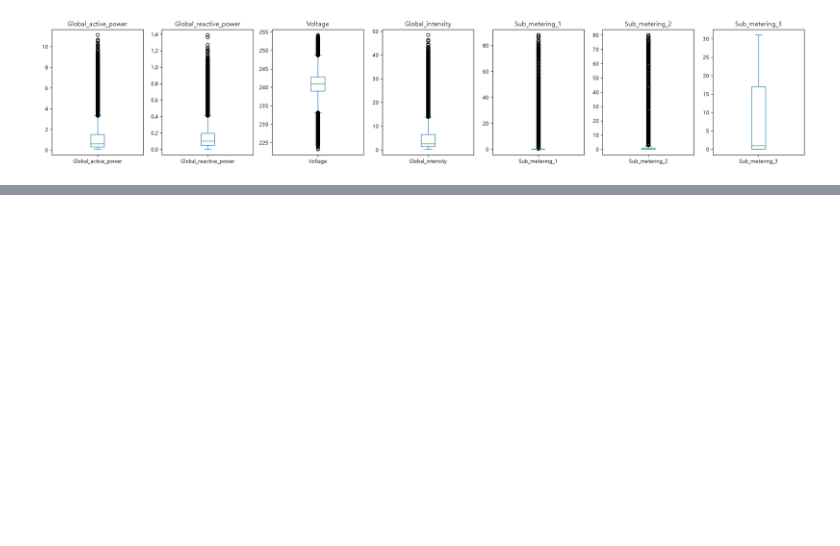
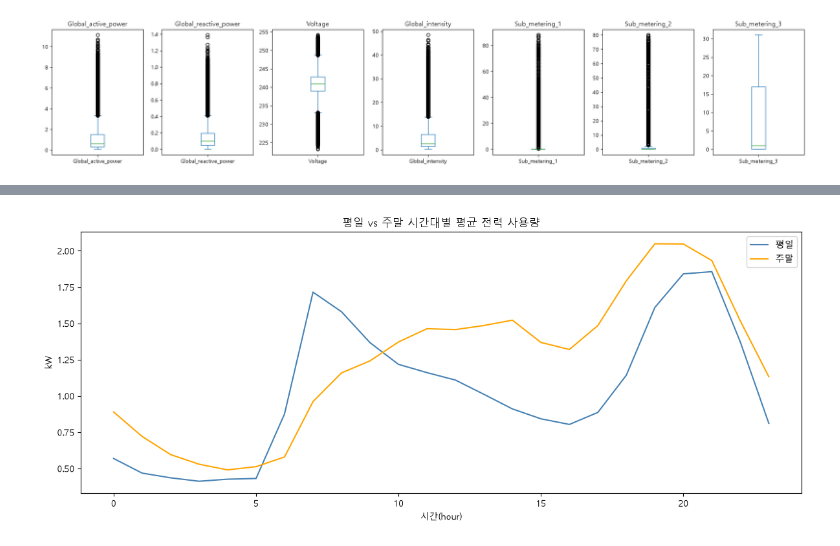
Before and after one commit to kboram28/PowerGuard, a Jupyter notebook: notebooks/01_eda.ipynb, the cells around one changed output, grey strips where cells are left out. Drawn from its saved outputs; the diff is of its cells as text; code cells hidden in the pictures; blank space fills up the shorter version.

```diff
--- a/notebooks/01_eda.ipynb
+++ b/notebooks/01_eda.ipynb
@@ -402,0 +596,18 @@ plt.show()
+# %%
+# 평일 vs 주말 비교 (변동성이 다른지 확인 - 나중에 이상치 기준을 요일별로 다르게 잡을 근거)
+df["is_weekend"] = df["dayofweek"].isin([5, 6])
+
+weekday_hourly = df[~df["is_weekend"]].groupby("hour")["Global_active_power"].agg(["mean", "std"])
+weekend_hourly = df[df["is_weekend"]].groupby("hour")["Global_active_power"].agg(["mean", "std"])
+
+fig, ax = plt.subplots(figsize=(12, 5))
+ax.plot(weekday_hourly.index, weekday_hourly["mean"], label="평일", color="steelblue")
+ax.plot(weekend_hourly.index, weekend_hourly["mean"], label="주말", color="orange")
+ax.set_title("평일 vs 주말 시간대별 평균 전력 사용량")
+ax.set_xlabel("시간(hour)")
+ax.set_ylabel("kW")
+ax.legend()
+plt.tight_layout()
+plt.show()
+# %% [output]
+[figure, added]
```
Also changed, not shown: parts of 25 cells of this notebook.
